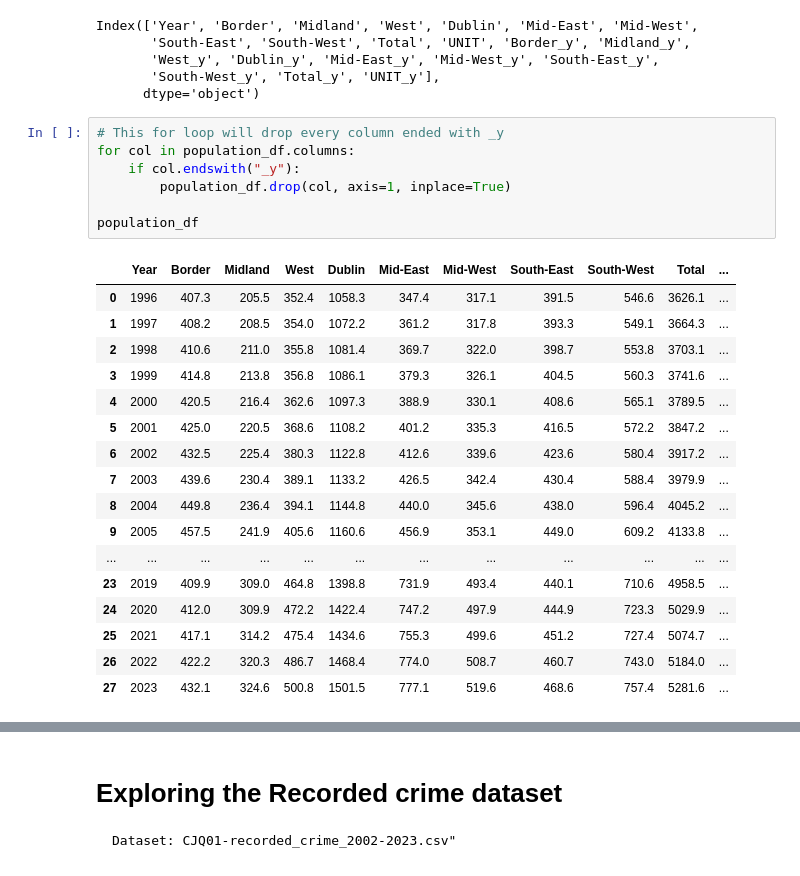
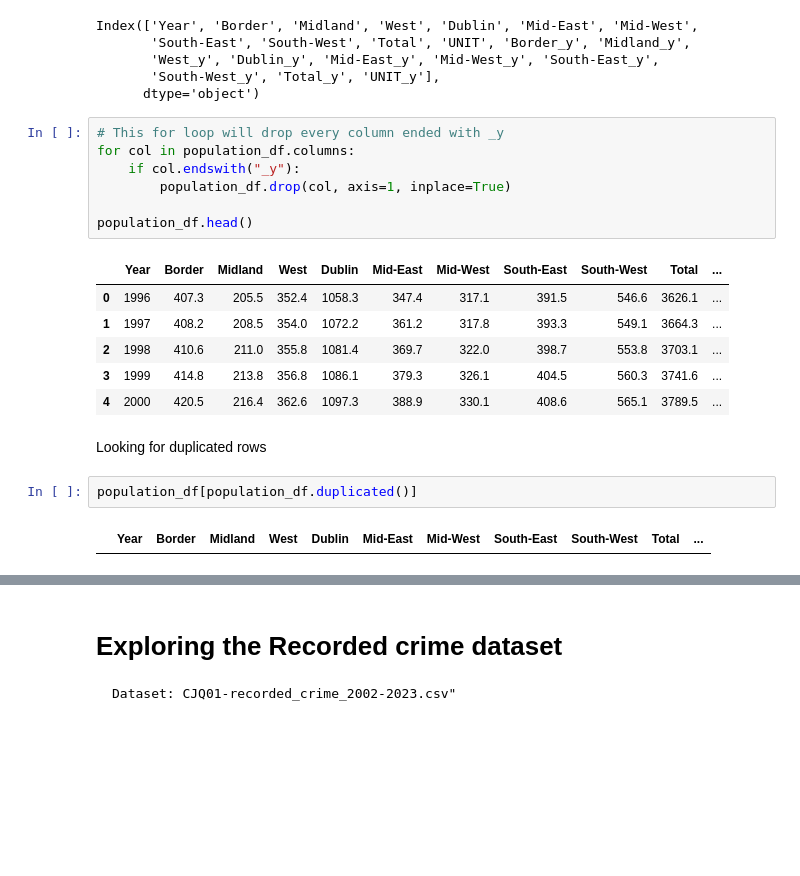
Before and after one commit to jmdtanalyst/MSC_DA_CA1, a Jupyter notebook: MSC_DA_CA1_Jose_Mario.ipynb, the cells around one changed output, grey strips where cells are left out. Cells and saved outputs as stored; diff of their text form; blank space fills up the shorter version.

```diff
--- a/MSC_DA_CA1_Jose_Mario.ipynb
+++ b/MSC_DA_CA1_Jose_Mario.ipynb
@@ -238,7 +238,7 @@ for col in population_df.columns:
     if col.endswith("_y"):
         population_df.drop(col, axis=1, inplace=True)
 
-population_df
+population_df.head()
 # %% [output]
 |  | Year | Border | Midland | West | Dublin | Mid-East | Mid-West | South-East | South-West | Total | ... |
 | 0 | 1996 | 407.3 | 205.5 | 352.4 | 1058.3 | 347.4 | 317.1 | 391.5 | 546.6 | 3626.1 | ... |
@@ -246,17 +246,12 @@ population_df
 | 2 | 1998 | 410.6 | 211.0 | 355.8 | 1081.4 | 369.7 | 322.0 | 398.7 | 553.8 | 3703.1 | ... |
 | 3 | 1999 | 414.8 | 213.8 | 356.8 | 1086.1 | 379.3 | 326.1 | 404.5 | 560.3 | 3741.6 | ... |
 | 4 | 2000 | 420.5 | 216.4 | 362.6 | 1097.3 | 388.9 | 330.1 | 408.6 | 565.1 | 3789.5 | ... |
-| 5 | 2001 | 425.0 | 220.5 | 368.6 | 1108.2 | 401.2 | 335.3 | 416.5 | 572.2 | 3847.2 | ... |
-| 6 | 2002 | 432.5 | 225.4 | 380.3 | 1122.8 | 412.6 | 339.6 | 423.6 | 580.4 | 3917.2 | ... |
-| 7 | 2003 | 439.6 | 230.4 | 389.1 | 1133.2 | 426.5 | 342.4 | 430.4 | 588.4 | 3979.9 | ... |
-| 8 | 2004 | 449.8 | 236.4 | 394.1 | 1144.8 | 440.0 | 345.6 | 438.0 | 596.4 | 4045.2 | ... |
-| 9 | 2005 | 457.5 | 241.9 | 405.6 | 1160.6 | 456.9 | 353.1 | 449.0 | 609.2 | 4133.8 | ... |
-| ... | ... | ... | ... | ... | ... | ... | ... | ... | ... | ... | ... |
-| 23 | 2019 | 409.9 | 309.0 | 464.8 | 1398.8 | 731.9 | 493.4 | 440.1 | 710.6 | 4958.5 | ... |
-| 24 | 2020 | 412.0 | 309.9 | 472.2 | 1422.4 | 747.2 | 497.9 | 444.9 | 723.3 | 5029.9 | ... |
-| 25 | 2021 | 417.1 | 314.2 | 475.4 | 1434.6 | 755.3 | 499.6 | 451.2 | 727.4 | 5074.7 | ... |
-| 26 | 2022 | 422.2 | 320.3 | 486.7 | 1468.4 | 774.0 | 508.7 | 460.7 | 743.0 | 5184.0 | ... |
-| 27 | 2023 | 432.1 | 324.6 | 500.8 | 1501.5 | 777.1 | 519.6 | 468.6 | 757.4 | 5281.6 | ... |
+# %% [markdown]
+Looking for duplicated rows
+# %%
+population_df[population_df.duplicated()]
+# %% [output]
+|  | Year | Border | Midland | West | Dublin | Mid-East | Mid-West | South-East | South-West | Total | ... |
 # %%
 # Checking if is there any null variable or misformated.
 print(population_df.isnull().sum())
```
Also changed, not shown: parts of 29 cells of this notebook, 1 other file.
